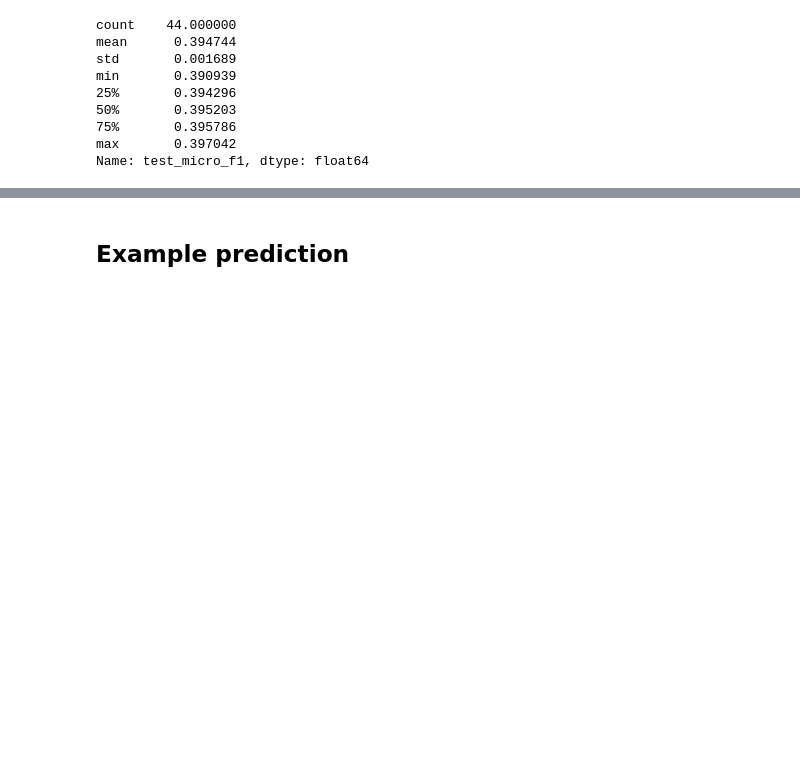
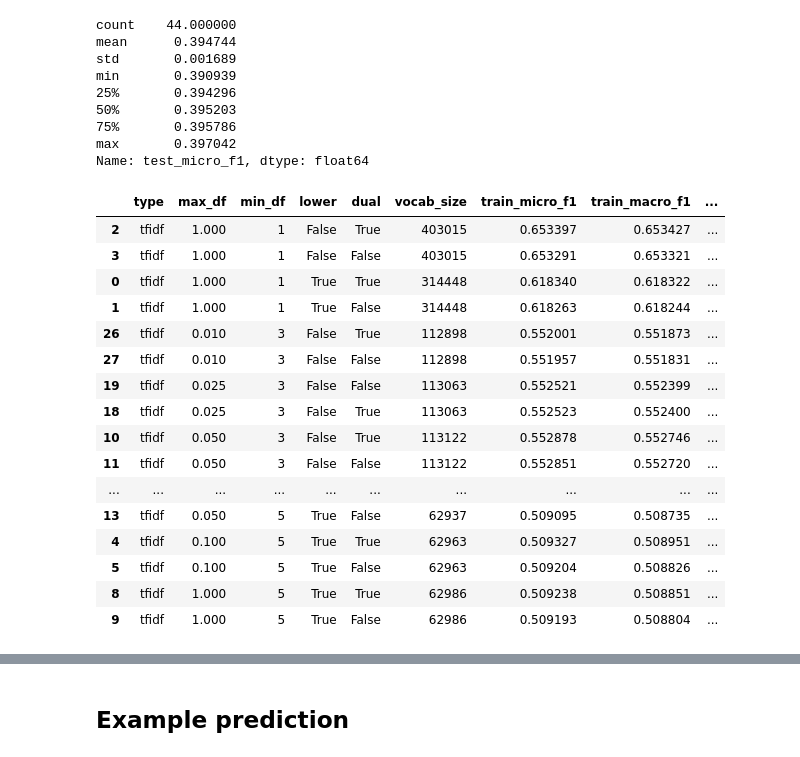
Before and after one commit to lauriemerrell/urban_dictionary_definition_quality, a Jupyter notebook: notebooks/svm_model.ipynb, the cells around one changed output, grey strips where cells are left out. Saved outputs shown, nothing was run; the diff lists cells and outputs as text; code cells hidden in the pictures; blank space fills up the shorter version.

```diff
--- a/notebooks/svm_model.ipynb
+++ b/notebooks/svm_model.ipynb
@@ -285,3 +286,23 @@ min       0.390939
 75%       0.395786
 max       0.397042
 Name: test_micro_f1, dtype: float64
+# %%
+full_results2.sort_values(by = 'of', ascending = False)
+# %% [output]
+|  | type | max_df | min_df | lower | dual | vocab_size | train_micro_f1 | train_macro_f1 | ... |
+| 2 | tfidf | 1.000 | 1 | False | True | 403015 | 0.653397 | 0.653427 | ... |
+| 3 | tfidf | 1.000 | 1 | False | False | 403015 | 0.653291 | 0.653321 | ... |
+| 0 | tfidf | 1.000 | 1 | True | True | 314448 | 0.618340 | 0.618322 | ... |
+| 1 | tfidf | 1.000 | 1 | True | False | 314448 | 0.618263 | 0.618244 | ... |
+| 26 | tfidf | 0.010 | 3 | False | True | 112898 | 0.552001 | 0.551873 | ... |
+| 27 | tfidf | 0.010 | 3 | False | False | 112898 | 0.551957 | 0.551831 | ... |
+| 19 | tfidf | 0.025 | 3 | False | False | 113063 | 0.552521 | 0.552399 | ... |
+| 18 | tfidf | 0.025 | 3 | False | True | 113063 | 0.552523 | 0.552400 | ... |
+| 10 | tfidf | 0.050 | 3 | False | True | 113122 | 0.552878 | 0.552746 | ... |
+| 11 | tfidf | 0.050 | 3 | False | False | 113122 | 0.552851 | 0.552720 | ... |
+| ... | ... | ... | ... | ... | ... | ... | ... | ... | ... |
+| 13 | tfidf | 0.050 | 5 | True | False | 62937 | 0.509095 | 0.508735 | ... |
+| 4 | tfidf | 0.100 | 5 | True | True | 62963 | 0.509327 | 0.508951 | ... |
+| 5 | tfidf | 0.100 | 5 | True | False | 62963 | 0.509204 | 0.508826 | ... |
+| 8 | tfidf | 1.000 | 5 | True | True | 62986 | 0.509238 | 0.508851 | ... |
+| 9 | tfidf | 1.000 | 5 | True | False | 62986 | 0.509193 | 0.508804 | ... |
```
Also changed, not shown: parts of 9 cells of this notebook, 21 other files.
